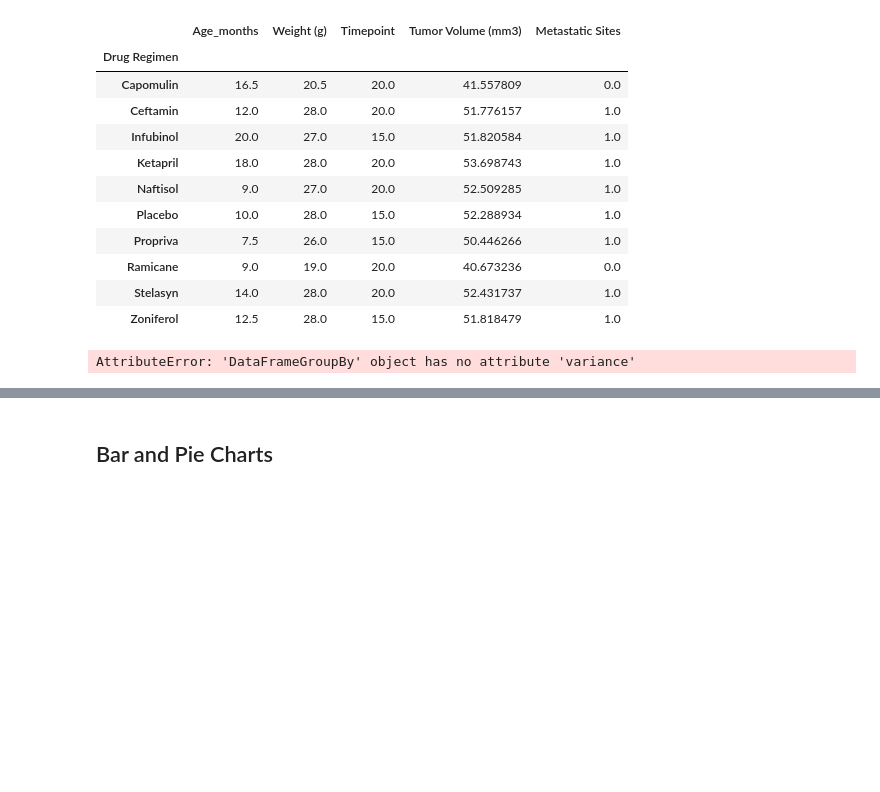
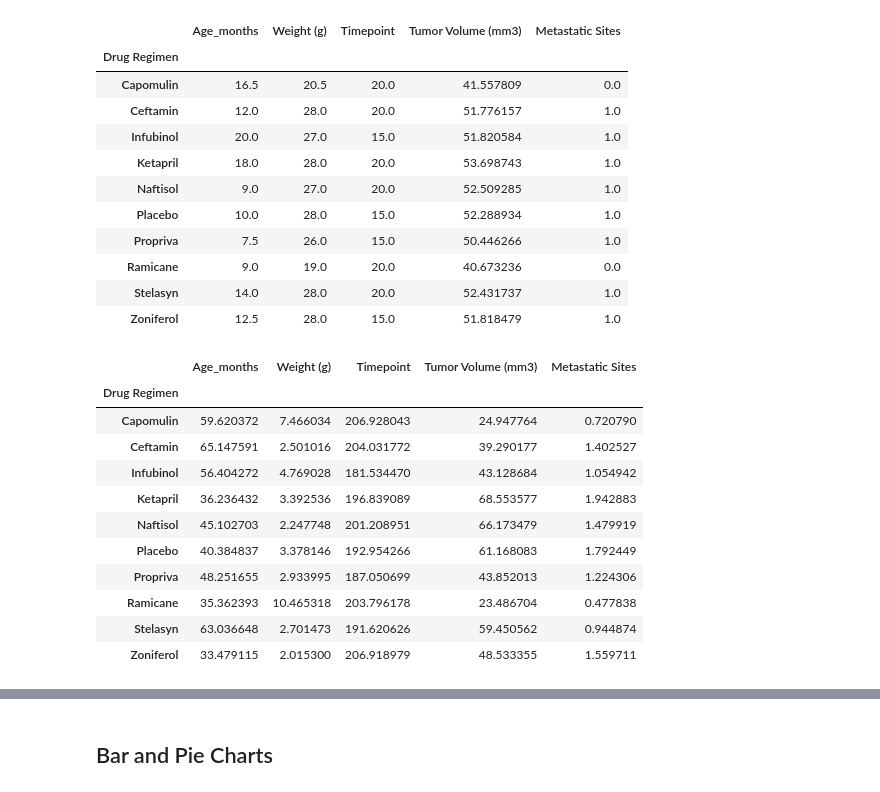
Before and after one commit to gigilynne/MatplotlibChallenge, a Jupyter notebook: pymaceuticals_analysis.ipynb, the cells around one changed output, grey strips where cells are left out. Drawn from its saved outputs; the diff is of its cells as text; code cells hidden in the pictures; blank space fills up the shorter version.

```diff
--- a/pymaceuticals_analysis.ipynb
+++ b/pymaceuticals_analysis.ipynb
@@ -182,8 +182,19 @@ clean_median_df
 | Stelasyn | 14.0 | 28.0 | 20.0 | 52.431737 | 1.0 |
 | Zoniferol | 12.5 | 28.0 | 15.0 | 51.818479 | 1.0 |
 # %%
-#Begin to pull in the mean of rows/columns for the summary data table, below is the median for each regimen
-clean_median_df = clean_group.variance()
-clean_variance_df
+#Calculate the variance for the summary data table for each regimen
+clean_var_df = clean_group.var()
+clean_var_df
 # %% [output]
-AttributeError: 'DataFrameGroupBy' object has no attribute 'variance'
+|  | Age_months | Weight (g) | Timepoint | Tumor Volume (mm3) | Metastatic Sites |
+| Drug Regimen |  |  |  |  |  |
+| Capomulin | 59.620372 | 7.466034 | 206.928043 | 24.947764 | 0.720790 |
+| Ceftamin | 65.147591 | 2.501016 | 204.031772 | 39.290177 | 1.402527 |
+| Infubinol | 56.404272 | 4.769028 | 181.534470 | 43.128684 | 1.054942 |
+| Ketapril | 36.236432 | 3.392536 | 196.839089 | 68.553577 | 1.942883 |
+| Naftisol | 45.102703 | 2.247748 | 201.208951 | 66.173479 | 1.479919 |
+| Placebo | 40.384837 | 3.378146 | 192.954266 | 61.168083 | 1.792449 |
+| Propriva | 48.251655 | 2.933995 | 187.050699 | 43.852013 | 1.224306 |
+| Ramicane | 35.362393 | 10.465318 | 203.796178 | 23.486704 | 0.477838 |
+| Stelasyn | 63.036648 | 2.701473 | 191.620626 | 59.450562 | 0.944874 |
+| Zoniferol | 33.479115 | 2.015300 | 206.918979 | 48.533355 | 1.559711 |
```
Also changed, not shown: parts of 4 cells of this notebook.
